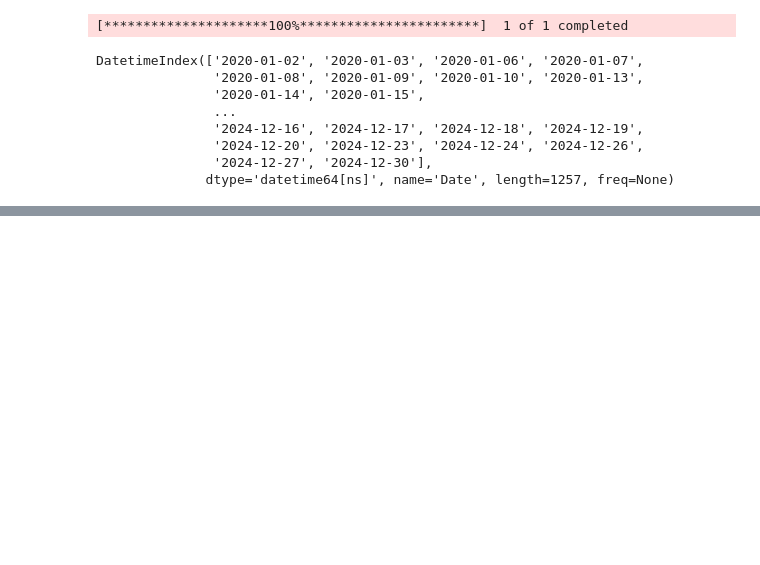
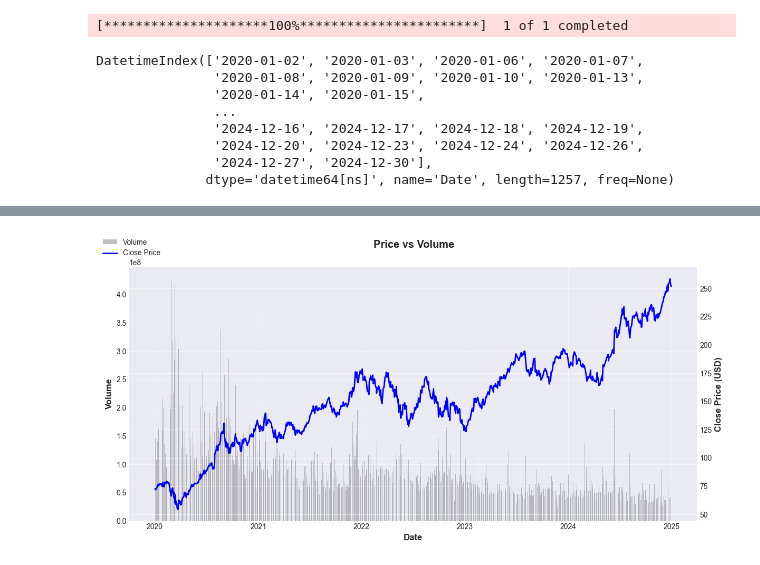
Before and after one commit to GowrishankarSMenon/stock-analysis-and-report, a Jupyter notebook: stock_price_analysis.ipynb, the cells around one changed output, grey strips where cells are left out. Cells and saved outputs as stored; diff of their text form; code cells hidden in the pictures; blank space fills up the shorter version.

```diff
--- a/stock_price_analysis.ipynb
+++ b/stock_price_analysis.ipynb
@@ -95,0 +116,27 @@ plt.show()
+# %%
+# Fix MultiIndex column references
+data[('Volume', 'AAPL')] = pd.to_numeric(data[('Volume', 'AAPL')], errors='coerce')
+data[('Close', 'AAPL')] = pd.to_numeric(data[('Close', 'AAPL')], errors='coerce')
+data = data.dropna(subset=[('Volume', 'AAPL'), ('Close', 'AAPL')])
+
+# Calculate volume moving average
+data['Volume_MA20'] = data[('Volume', 'AAPL')].rolling(window=20).mean()
+
+# Plot
+fig, ax1 = plt.subplots(figsize=(12, 6))
+
+ax1.bar(data.index, data[('Volume', 'AAPL')], color='gray', alpha=0.5, label='Volume')
+ax1.set_ylabel("Volume")
+ax1.set_xlabel("Date")
+
+ax2 = ax1.twinx()
+ax2.plot(data.index, data[('Close', 'AAPL')], label='Close Price', color='blue')
+ax2.set_ylabel("Close Price (USD)")
+
+fig.suptitle("Price vs Volume")
+fig.legend(loc='upper left')
+plt.grid(True)
+plt.tight_layout()
+plt.show()
+# %% [output]
+[figure, added]
```
Also changed, not shown: parts of 7 cells of this notebook, 3 other files.
